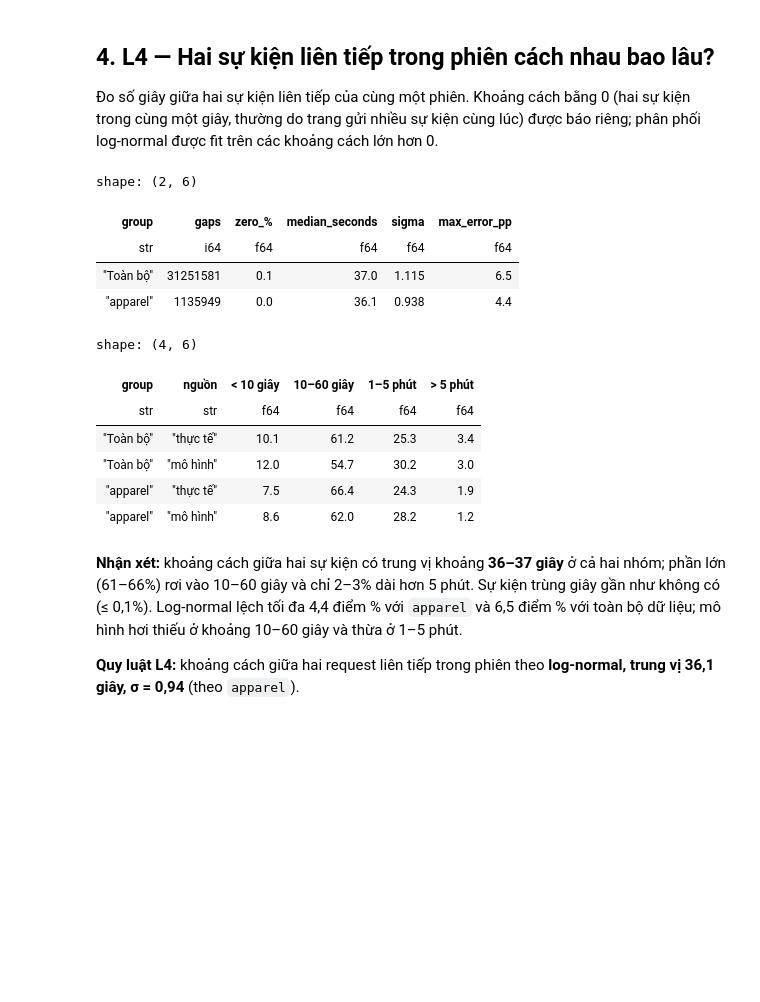
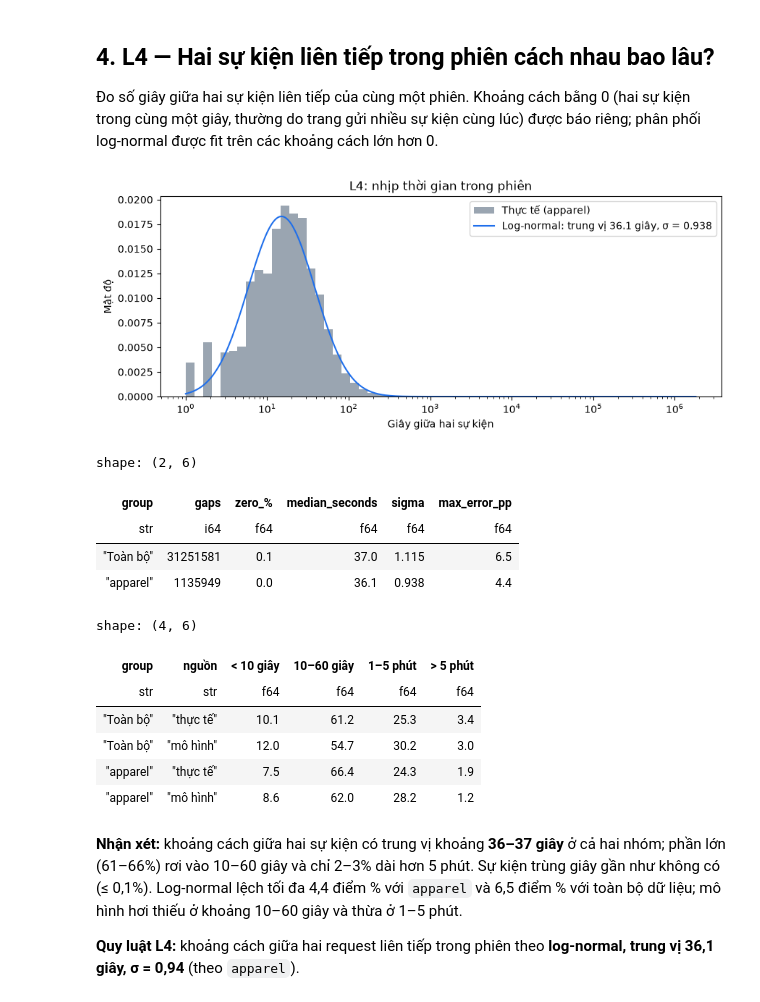
Before and after one commit to DanhTrannn/dk-ecommerce-data-platform, a Jupyter notebook: generator/notebooks/browsing_behavior_eda.ipynb, the cells around one changed output. Drawn from its saved outputs; the diff is of its cells as text; code cells hidden in the pictures; blank space fills up the shorter version.

```diff
--- a/generator/notebooks/browsing_behavior_eda.ipynb
+++ b/generator/notebooks/browsing_behavior_eda.ipynb
@@ -379,30 +477,41 @@ assert funnel_source == expected
 # %%
 apparel_ids = sessions.filter(pl.col("apparel")).select("session")
 gaps = events.select(
     "session", gap=(pl.col("ts").diff().over("session").dt.total_seconds())
 ).filter(pl.col("gap").is_not_null())
 GAP_BUCKETS = ["< 10 giây", "10–60 giây", "1–5 phút", "> 5 phút"]
 GAP_EDGES = [0, 10, 60, 300, np.inf]
 rows, shares_rows, gap_fits = [], [], {}
 for group, frame in (("Toàn bộ", gaps), ("apparel", gaps.join(apparel_ids, on="session"))):
     values = frame["gap"].to_numpy()
     positive = values[values > 0]
     log_values = np.log(positive)
     median, sigma = float(np.exp(log_values.mean())), float(log_values.std())
     gap_fits[group] = {"median_seconds": round(median, 1), "sigma": round(sigma, 3), "zero_share": round(float((values == 0).mean()), 4)}
     observed = np.array([((positive > lo) & (positive <= hi)).mean() for lo, hi in zip(GAP_EDGES[:-1], GAP_EDGES[1:])])
     cdf = stats.lognorm.cdf(GAP_EDGES[1:-1], sigma, scale=median)
     model = np.diff(np.concatenate([[0], cdf, [1]]))
     rows.append({"group": group, "gaps": len(values), "zero_%": percent((values == 0).mean()),
                  "median_seconds": round(median, 1), "sigma": round(sigma, 3),
                  "max_error_pp": round(float(np.abs(observed - model).max() * 100), 1)})
     for source, shares in (("thực tế", observed), ("mô hình", model)):
         shares_rows.append({"group": group, "nguồn": source, **dict(zip(GAP_BUCKETS, percent(shares).tolist()))})
 event_gap = gap_fits["apparel"]
 l4_check = pl.DataFrame(rows)
+apparel_gaps = gaps.join(apparel_ids, on="session").filter(pl.col("gap") > 0)["gap"].to_numpy()
+bins = np.logspace(0, np.log10(apparel_gaps.max()), 60)
+grid = np.logspace(0, np.log10(apparel_gaps.max()), 300)
+fig, ax = plt.subplots()
+ax.hist(apparel_gaps, bins=bins, density=True, color="#9aa5b1", label="Thực tế (apparel)")
+ax.plot(grid, stats.lognorm.pdf(grid, event_gap["sigma"], scale=event_gap["median_seconds"]), color="#1f6feb",
+        label=f"Log-normal: trung vị {event_gap['median_seconds']} giây, σ = {event_gap['sigma']}")
+ax.set(xscale="log", xlabel="Giây giữa hai sự kiện", ylabel="Mật độ", title="L4: nhịp thời gian trong phiên")
+ax.legend()
+plt.show()
 display(l4_check)
 pl.DataFrame(shares_rows)
 # %% [output]
+[figure, added]
 shape: (2, 6)
 | group | gaps | zero_% | median_seconds | sigma | max_error_pp |
 | str | i64 | f64 | f64 | f64 | f64 |
```
Also changed, not shown: parts of 14 cells of this notebook, 1 other file.
